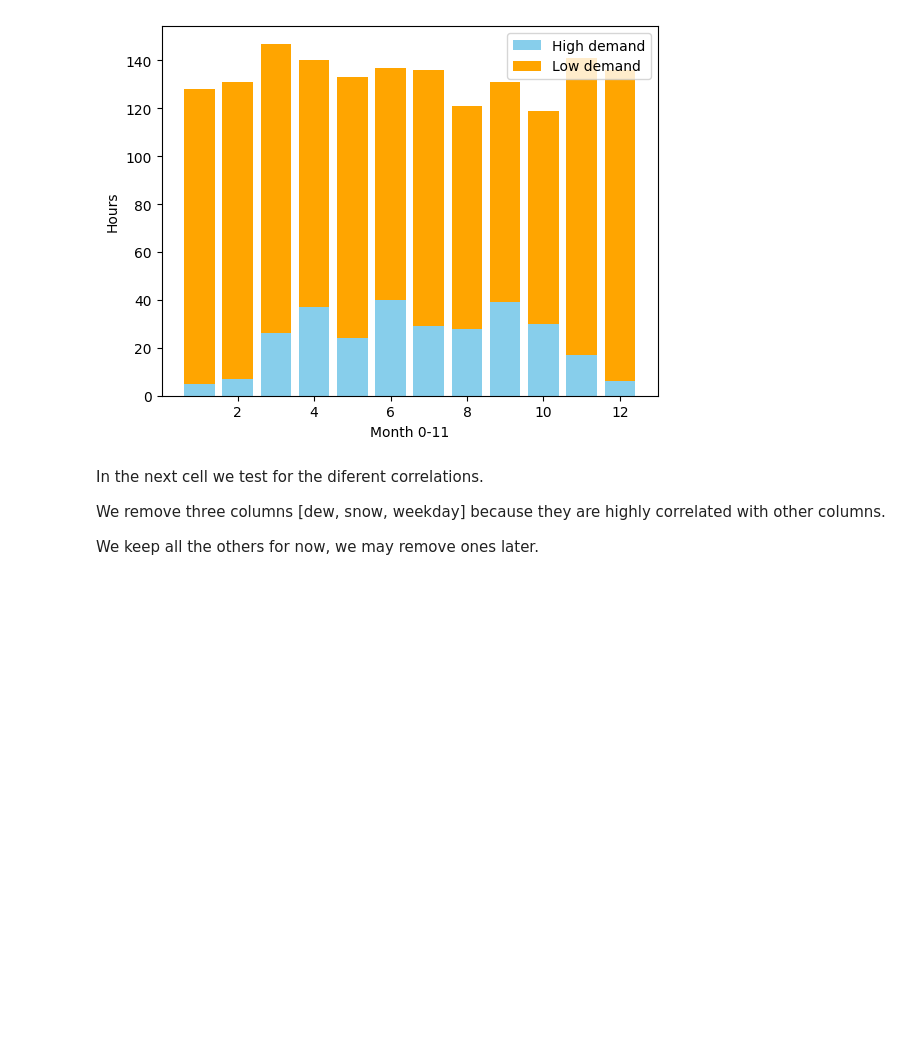
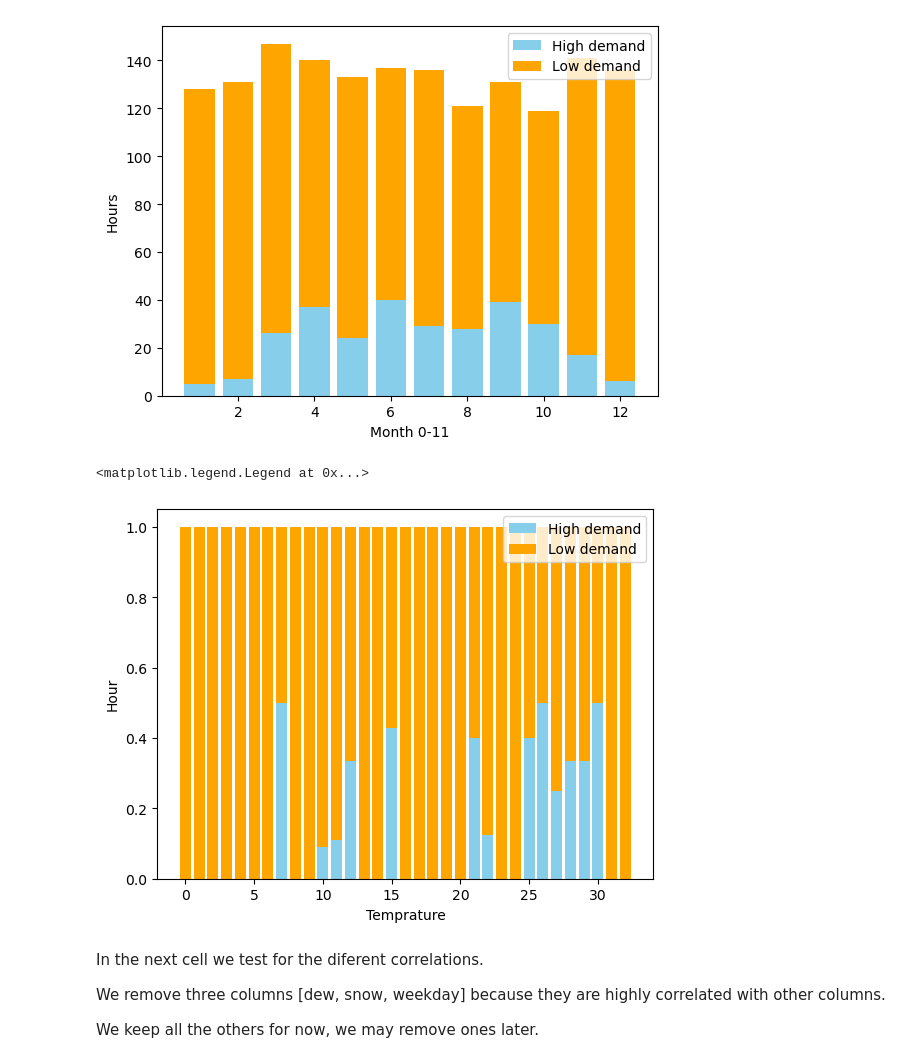
Before and after one commit to koczka990/SML_project, a Jupyter notebook: SML_Project.ipynb, the cells around one changed output. Cells and saved outputs as stored; diff of their text form; code cells hidden in the pictures; blank space fills up the shorter version.

```diff
--- a/SML_Project.ipynb
+++ b/SML_Project.ipynb
@@ -128,6 +128,32 @@ plt.legend()
 [figure]
 [figure]
 [figure]
+# %%
+import numpy as np
+temps = sorted(data['temp'].astype(int).unique())
+temps_high_demand = []
+temps_low_demand = []
+for temp in temps:
+  temps_high_demand.append(len(data.query("temp == @temp and increase_stock == 'high_bike_demand'")))
+  temps_low_demand.append(len(data.query("temp == @temp and increase_stock == 'low_bike_demand'")))
+plt.figure()
+
+# Calculate the adjusted x-coordinates for the bars
+x_positions = np.arange(len(temps))
+
+# Create a bar chart with custom width and x-coordinates
+summation = np.add(np.array(temps_high_demand), np.array(temps_low_demand))
+new_high = np.divide(np.array(temps_high_demand), summation)
+new_low = np.divide(np.array(temps_low_demand), summation)
+plt.bar(temps,new_high,color='skyblue',label='High demand')
+plt.bar(temps,new_low,bottom=new_high,color='orange',label='Low demand')
+
+plt.xlabel('Temprature')
+plt.ylabel('Hour')
+plt.legend()
+# %% [output]
+<matplotlib.legend.Legend at 0x...>
+[figure, added]
 # %% [markdown]
 In the next cell we test for the diferent correlations.
 
```
Also changed, not shown: parts of 12 cells of this notebook, 5 other files.
